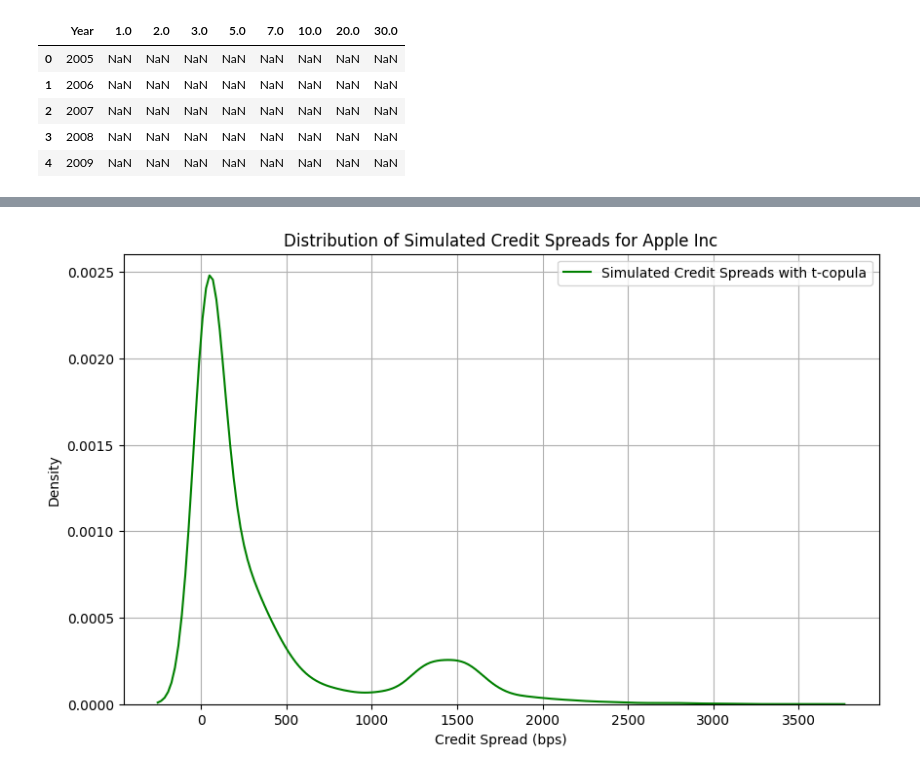
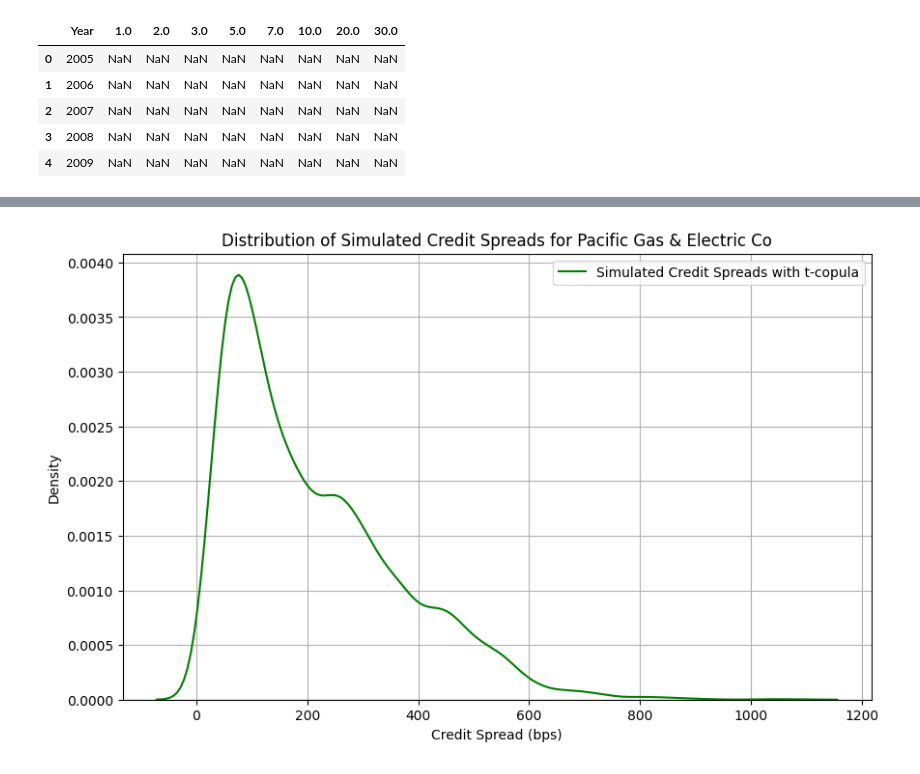
Before and after one commit to pancakes9798/Climate-Risk-Project, a Jupyter notebook: src/Credit_Spread_estimation.ipynb, the cells around one changed output, grey strips where cells are left out. Cells and saved outputs as stored; diff of their text form; code cells hidden in the pictures.

```diff
--- a/src/Credit_Spread_estimation.ipynb
+++ b/src/Credit_Spread_estimation.ipynb
@@ -86,7 +104,7 @@ cols = ["Carbon price", "Temperature"]
 df_ssp1_19 = df_ssp[["Year"] + cols].copy()
 # %%
 # Load yield forecasting data for SSP1 scenario and preprocess it
-yield_ssp1 = pd.read_csv('/Users/emanuelemigliaccio/Climate-Risk-Project/data/yield_forecasting_ssp1.csv', index_col=0)
+yield_ssp1 = pd.read_csv('/Users/emanuelemigliaccio/Climate-Risk-Project/data/yield_forecasting_ssp5.csv', index_col=0)
 
 # Interpolate yield data from 2005 to 2100 yearly
 yield_ssp1 = yield_ssp1.reindex(years)
@@ -119,7 +137,7 @@ df_ssp1_19 = df_ssp1_19.dropna()
 rho = df_ssp1_19.corr()
 # %%
 # Define macro sensitivity betas and calculate asset threshold
-beta_macro_sensitive = np.array([0.20, 0.7, 0.05])
+beta_macro_sensitive = np.array([0.25, 0.30, 0.10])
 a = norm.ppf(pd_TTC)
 # %%
 # Estimate the conditional pd using SSP 1.9 scenario
@@ -142,5 +160,5 @@ plt.show()
 # Add spread to yield curve
 df_ssp1_19['Credit Spread'] = spread_conditional
 yield_ssp1 = yield_ssp1.set_index('Year')
-df_ssp1_19['Yield with CS'] = yield_ssp1['1.0'] + df_ssp1_19['Credit Spread']/10000
-df_ssp1_19['Yield wo CS'] = yield_ssp1['1.0']
+df_ssp1_19['Yield with CS'] = yield_ssp1['10.0'] + df_ssp1_19['Credit Spread']/100
+df_ssp1_19['Yield wo CS'] = yield_ssp1['10.0']
@@ -279,7 +317,7 @@ plt.show()
 # Now we can use the simulated data to estimate credit spreads under different scenarios (Gaussian Copula)
 for i in range(samples.shape[0]):
     simulated_row = samples.iloc[i]
-    pd_conditional_sim = norm.cdf((a_saudi - simulated_row.values @ beta_macro_sensitive.T)/np.sqrt(1 - beta_macro_sensitive.T @ rho @ beta_macro_sensitive))
+    pd_conditional_sim = norm.cdf((a - simulated_row.values @ beta_macro_sensitive.T)/np.sqrt(1 - beta_macro_sensitive.T @ rho @ beta_macro_sensitive))
     lambda_conditional_sim = -np.log(1 - pd_conditional_sim) # Convert PD to hazard rate for 1 year
     spread_conditional_sim = lambda_conditional_sim * (1 - R)
     # Here you can store or process the spread_conditional_sim as needed
@@ -289,13 +327,13 @@ for i in range(samples.shape[0]):
 simulated_spreads = []
 for i in range(samples.shape[0]):
     simulated_row = samples.iloc[i]
-    pd_conditional_sim = norm.cdf((a_saudi - simulated_row.values @ beta_macro_sensitive.T)/np.sqrt(1 - beta_macro_sensitive.T @ rho @ beta_macro_sensitive))
+    pd_conditional_sim = norm.cdf((a - simulated_row.values @ beta_macro_sensitive.T)/np.sqrt(1 - beta_macro_sensitive.T @ rho @ beta_macro_sensitive))
     lambda_conditional_sim = -np.log(1 - pd_conditional_sim) # Convert PD to hazard rate for 1 year
     spread_conditional_sim = lambda_conditional_sim * (1 - R) * 10000  # Convert to bps
     simulated_spreads.append(spread_conditional_sim)
 plt.figure(figsize=(10, 6))
 sns.kdeplot(simulated_spreads, label='Simulated Credit Spreads Gaussian Copula', color='green')
-plt.title('Distribution of Simulated Credit Spreads for Apple Inc')
+plt.title('Distribution of Simulated Credit Spreads for Pacific Gas & Electric Co')
 plt.xlabel('Credit Spread (bps)')
 plt.ylabel('Density')
 plt.legend()
@@ -306,28 +344,28 @@ plt.show()
 # %%
 # Now we can use the simulated data to estimate credit spreads under different scenarios (t-Student Copula)
 for i in range(samples.shape[0]):
     simulated_row_t = plot_df.iloc[i]
-    pd_conditional_sim_t = norm.cdf((a_saudi - simulated_row_t.values @ beta_macro_sensitive.T)/np.sqrt(1 - beta_macro_sensitive.T @ rho @ beta_macro_sensitive))
+    pd_conditional_sim_t = norm.cdf((a - simulated_row_t.values @ beta_macro_sensitive.T)/np.sqrt(1 - beta_macro_sensitive.T @ rho @ beta_macro_sensitive))
     lambda_conditional_sim_t = -np.log(1 - pd_conditional_sim_t) # Convert PD to hazard rate for 1 year
     spread_conditional_sim_t = lambda_conditional_sim_t * (1 - R)
     # Here you can store or process the spread_conditional_sim as needed
 
 
 # Plot the distribution of the simulated credit spreads
 simulated_spreads_t = []
 for i in range(U_df.shape[0]):
     simulated_row_t = plot_df.iloc[i]
-    pd_conditional_sim_t = norm.cdf((a_saudi - simulated_row_t.values @ beta_macro_sensitive.T)/np.sqrt(1 - beta_macro_sensitive.T @ rho @ beta_macro_sensitive))
+    pd_conditional_sim_t = norm.cdf((a - simulated_row_t.values @ beta_macro_sensitive.T)/np.sqrt(1 - beta_macro_sensitive.T @ rho @ beta_macro_sensitive))
     lambda_conditional_sim_t = -np.log(1 - pd_conditional_sim_t) # Convert PD to hazard rate for 1 year
     spread_conditional_sim_t = lambda_conditional_sim_t * (1 - R) * 10000  # Convert to bps
     simulated_spreads_t.append(spread_conditional_sim_t)
 plt.figure(figsize=(10, 6))
 sns.kdeplot(simulated_spreads_t, label='Simulated Credit Spreads with t-copula', color='green')
-plt.title('Distribution of Simulated Credit Spreads for Apple Inc')
+plt.title('Distribution of Simulated Credit Spreads for Pacific Gas & Electric Co')
 plt.xlabel('Credit Spread (bps)')
 plt.ylabel('Density')
 plt.legend()
 plt.grid()
 plt.show()
 # %% [output]
-[figure, old version]
+[figure, new version]
```
Also changed, not shown: parts of 15 cells of this notebook, 5 other files.
